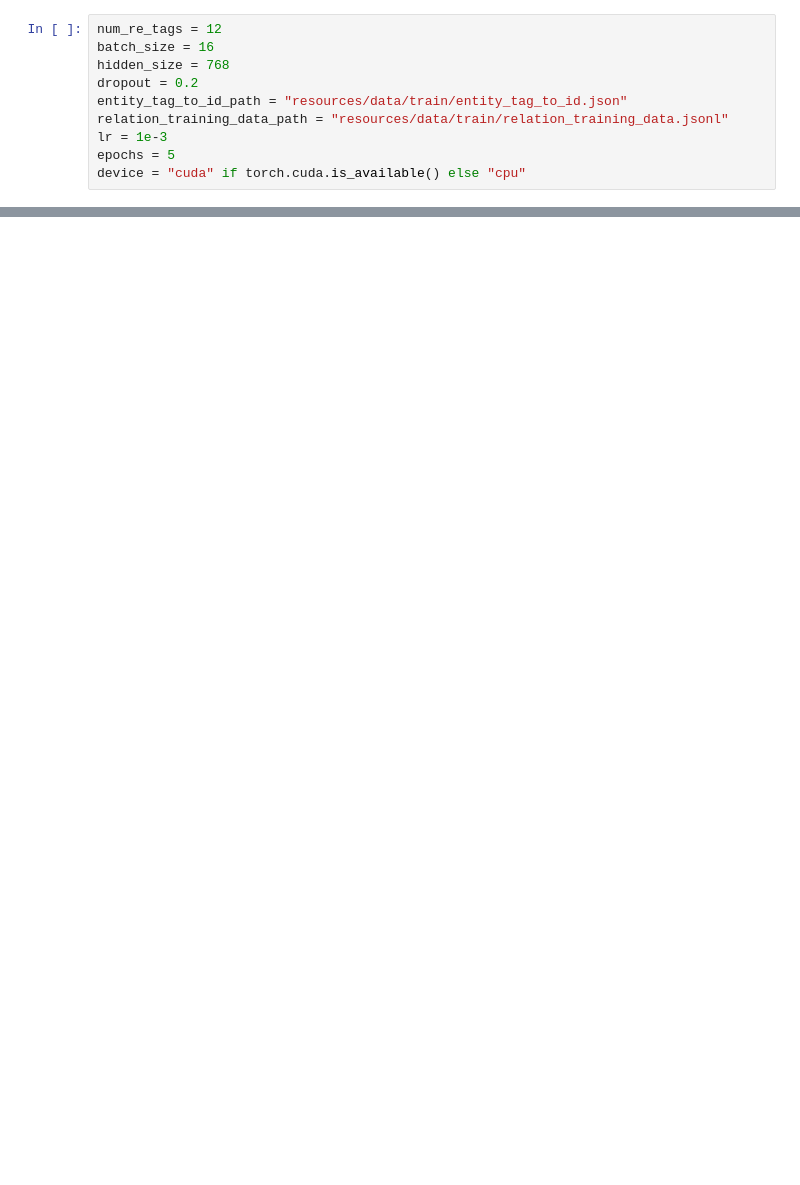
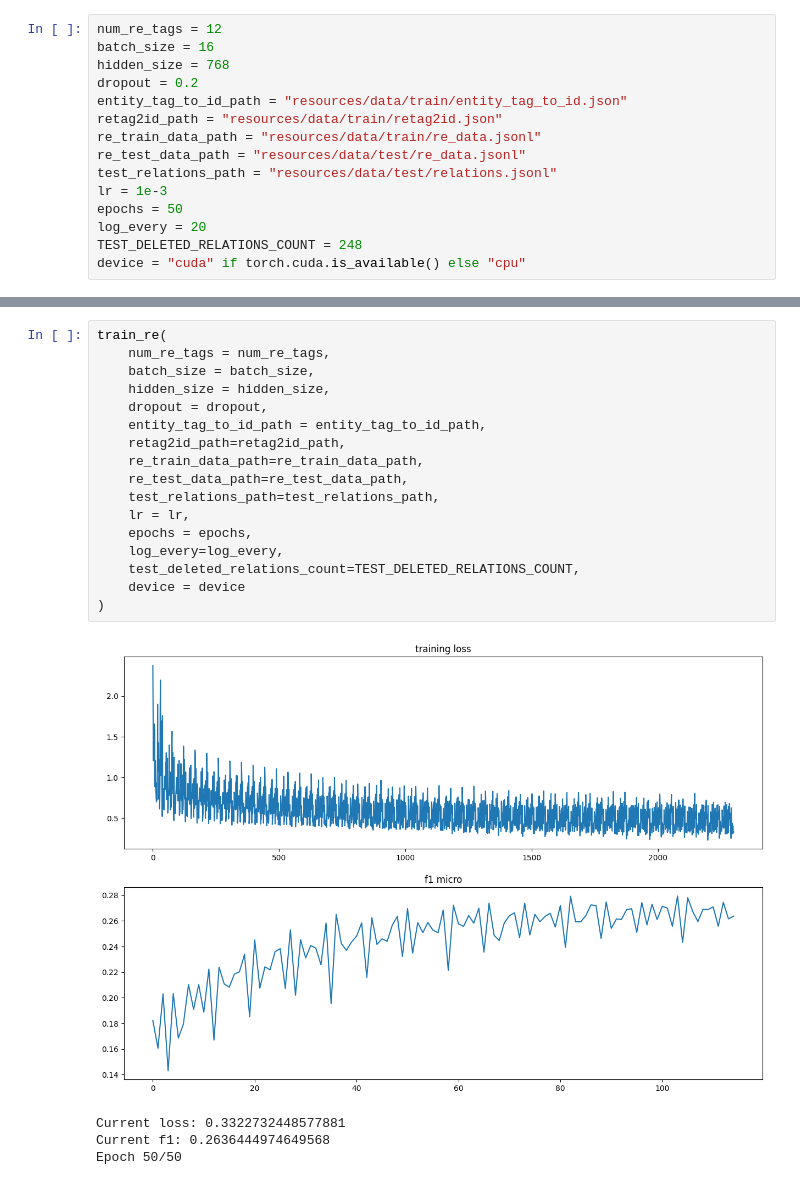
Before and after one commit to borisshapa/bert-crf, a Jupyter notebook: re_experiments.ipynb, the cells around one changed output, grey strips where cells are left out. Cells and saved outputs as stored; diff of their text form; blank space fills up the shorter version.

Commit message:
+ re model training

```diff
--- a/re_experiments.ipynb
+++ b/re_experiments.ipynb
@@ -17,7 +8,12 @@ batch_size = 16
 hidden_size = 768
 dropout = 0.2
 entity_tag_to_id_path = "resources/data/train/entity_tag_to_id.json"
-relation_training_data_path = "resources/data/train/relation_training_data.jsonl"
+retag2id_path = "resources/data/train/retag2id.json"
+re_train_data_path = "resources/data/train/re_data.jsonl"
+re_test_data_path = "resources/data/test/re_data.jsonl"
+test_relations_path = "resources/data/test/relations.jsonl"
 lr = 1e-3
-epochs = 5
+epochs = 50
+log_every = 20
+TEST_DELETED_RELATIONS_COUNT = 248
 device = "cuda" if torch.cuda.is_available() else "cpu"
@@ -76,0 +20,22 @@ tensor([  11,   11,   11,  ..., -100, -100, -100], device='cuda:0')
+# %%
+train_re(
+    num_re_tags = num_re_tags,
+    batch_size = batch_size,
+    hidden_size = hidden_size,
+    dropout = dropout,
+    entity_tag_to_id_path = entity_tag_to_id_path,
+    retag2id_path=retag2id_path,
+    re_train_data_path=re_train_data_path,
+    re_test_data_path=re_test_data_path,
+    test_relations_path=test_relations_path,
+    lr = lr,
+    epochs = epochs,
+    log_every=log_every,
+    test_deleted_relations_count=TEST_DELETED_RELATIONS_COUNT,
+    device = device
+)
+# %% [output]
+[figure, added]
+Current loss: 0.3322732448577881
+Current f1: 0.2636444974649568
+Epoch 50/50
```
Also changed, not shown: parts of 3 cells of this notebook, 12 other files.
